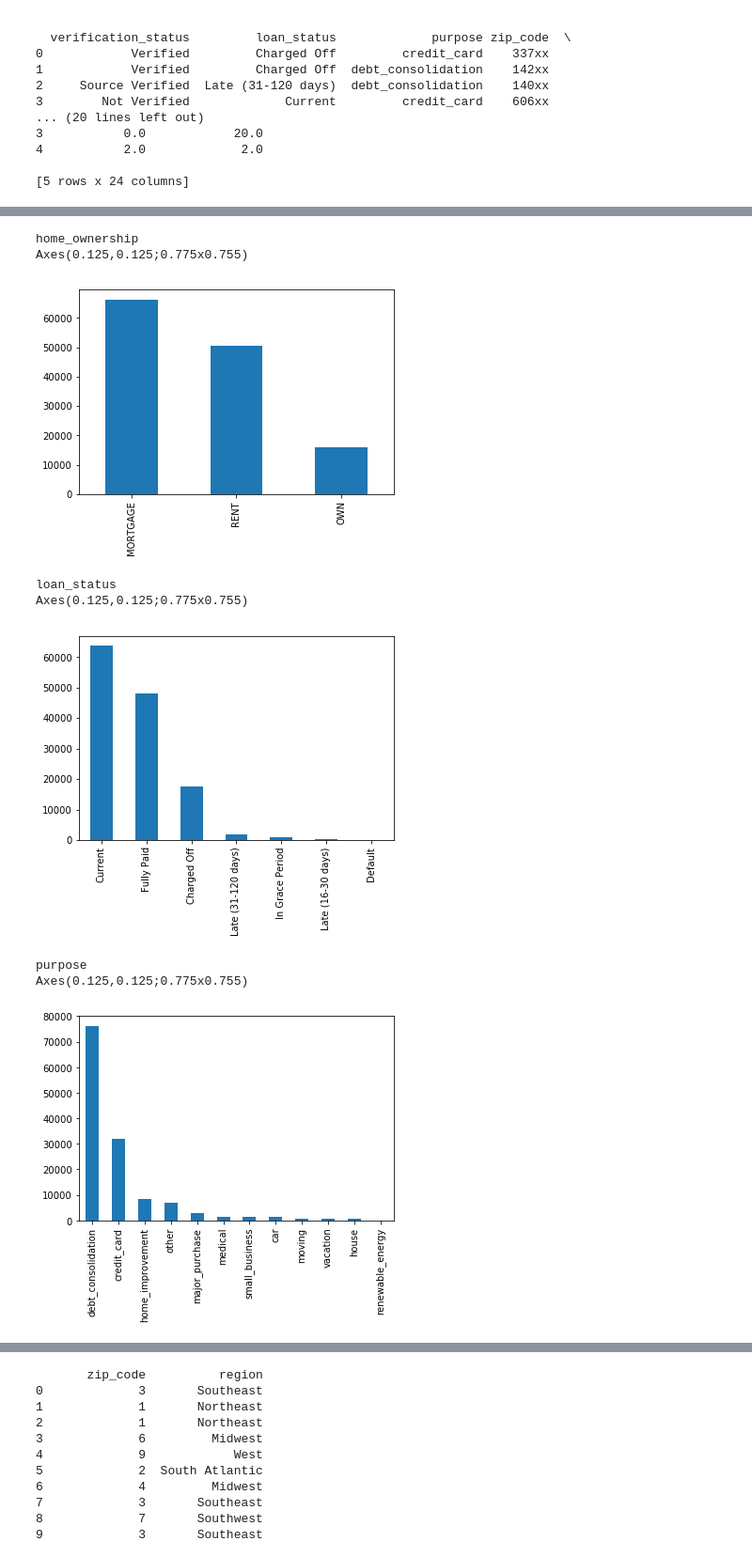
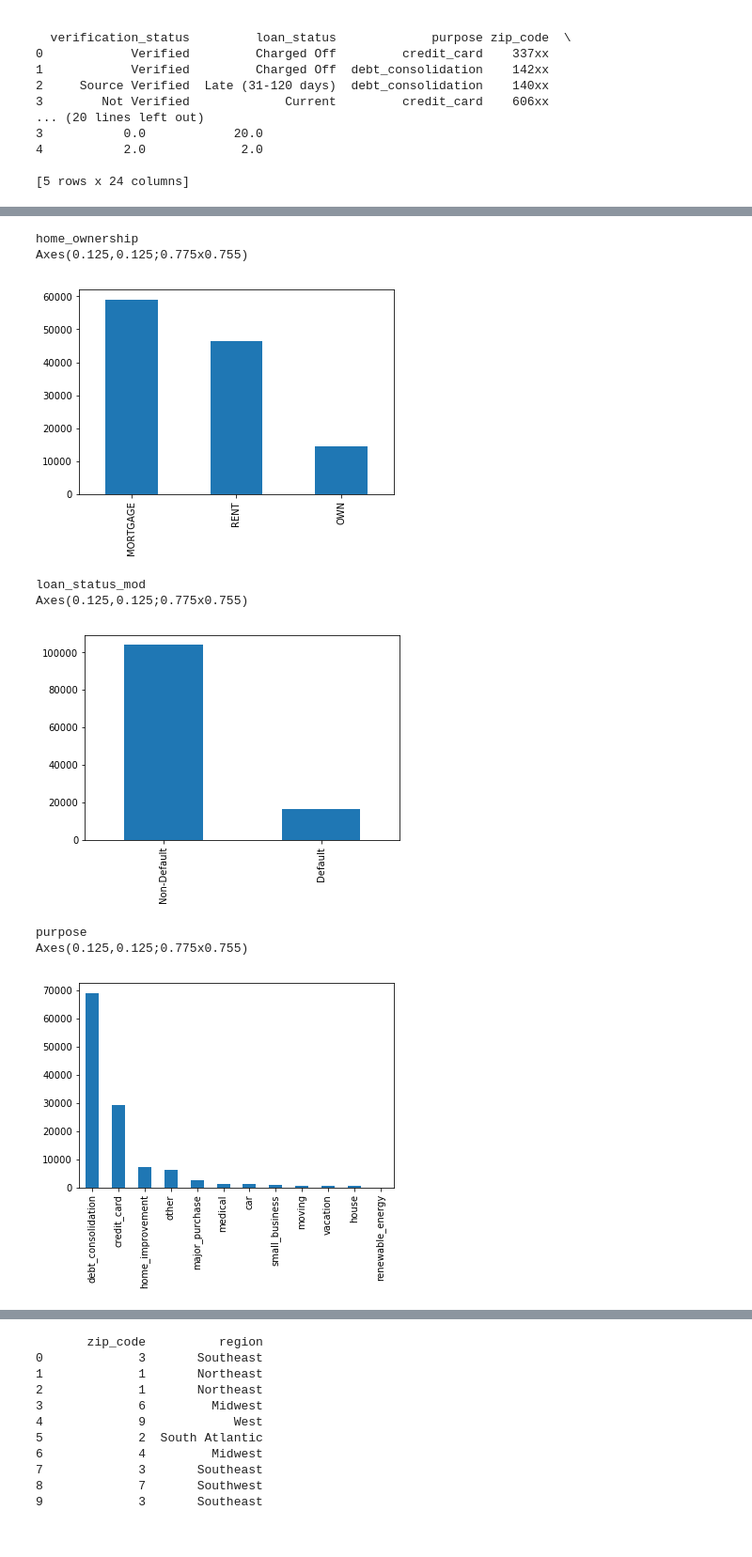
Before and after one commit to william-a-hughes/Springboard_Intermediate_Data_Science_Python, a Jupyter notebook: WHughes-Data_Wrangling.ipynb, the cells around one changed output, grey strips where cells are left out. Shown at 94% size. Cells and saved outputs as stored; diff of their text form; code cells hidden in the pictures.

```diff
--- a/WHughes-Data_Wrangling.ipynb
+++ b/WHughes-Data_Wrangling.ipynb
@@ -471,14 +494,12 @@ df = df[mask]
 
 #print(lc[is_outlier_mask==True])
 # %%
-df['int_rate'] = np.log(df['int_rate'])
-#df['loan_amnt'] = np.log(df['loan_amnt'])
-#df['annual_inc'] = np.log(df['annual_inc'])
-
+#log transform int_rate_mod
+loan_subset['int_rate_mod'] = np.log(loan_subset['int_rate_mod'])
 
 for i in varlist:
     print(str(i))
-    print(df[i].plot(kind = 'hist'))
+    print(loan_subset[i].plot(kind = 'hist'))
     plt.show()
 # %% [output]
 loan_amnt
@@ -510,4 +531,16 @@ loan_subset['bankruptcies_any'] = loan_subset['pub_rec_bankruptcies'] > 0 #turn
 loan_subset['accts_ever_120_pd_any'] = loan_subset['num_accts_ever_120_pd'] > 0 #turn column into boolean series (any delinquent accts = 1 or none = 0)
 loan_subset['tax_liens_any'] = loan_subset['tax_liens'] > 0 #turn column into boolean series (any tax liens = 1 or none = 0)
 
-loan_subset.drop(['delinq_2yrs','pub_rec_bankruptcies','num_accts_ever_120_pd','tax_liens'],inplace=True, axis=1)
+#loan_subset.drop(['delinq_2yrs','pub_rec_bankruptcies','num_accts_ever_120_pd','tax_liens'],inplace=True, axis=1)
+# %%
+#Let's recode loan_status as binary (Non-Default, Default). Current and Fully Paid are relabeled 'Non-Default'.
+#Charged Off and Default are relabeled 'Default'. In Grace Period, Late (31-120 days) and Late (16-30 days) are dropped
+#because they're aren't necessarily indicative of default or non-default and only add up to 2988 rows.
+
+loan_subset['loan_status_mod'] = loan_subset['loan_status']
+
+loan_subset = loan_subset[np.logical_and(loan_subset['loan_status_mod']!='Late (31-120 days)',loan_subset['loan_status_mod']!='Late (16-30 days)')]
+loan_subset = loan_subset[loan_subset['loan_status_mod']!='In Grace Period']
+
+loan_subset.loc[np.logical_or(loan_subset['loan_status_mod'] == 'Current', loan_subset['loan_status_mod'] == 'Fully Paid'), 'loan_status_mod'] = 'Non-Default'
+loan_subset.loc[np.logical_or(loan_subset['loan_status_mod'] == 'Charged Off', loan_subset['loan_status_mod'] == 'Default'), 'loan_status_mod'] = 'Default'
@@ -514,9 +560,12 @@ loan_subset.drop(['delinq_2yrs','pub_rec_bankruptcies','num_accts_ever_120_pd','
+# %%
+#recode verification status as binary (Not Verified, Verified). Source Verified will be relabeled Verified
+loan_subset['verification_status_mod'] = loan_subset['verification_status']
+loan_subset['verification_status'].value_counts()
+loan_subset.loc[loan_subset['verification_status_mod'] == 'Source Verified', 'verification_status_mod'] = 'Verified'
 # %%
-
 #now we'll plot all the categorical variables, except zip_code
 
-
-categorical_vars = ['grade', 'home_ownership','loan_status','purpose','verification_status','addr_state','tax_liens_any',
+categorical_vars = ['grade', 'home_ownership','loan_status_mod','purpose','verification_status_mod','addr_state','tax_liens_any',
 'accts_ever_120_pd_any','delinq_2yrs_ever','bankruptcies_any']
 
 for v in categorical_vars:
@@ -532,9 +581,9 @@ Axes(0.125,0.125;0.775x0.755)
 home_ownership
 Axes(0.125,0.125;0.775x0.755)
-[figure, old version]
+[figure, new version]
-loan_status
+loan_status_mod
 Axes(0.125,0.125;0.775x0.755)
-[figure, old version]
+[figure, new version]
 purpose
 Axes(0.125,0.125;0.775x0.755)
-[figure, old version]
+[figure, new version]
```
Also changed, not shown: parts of 17 cells of this notebook.
